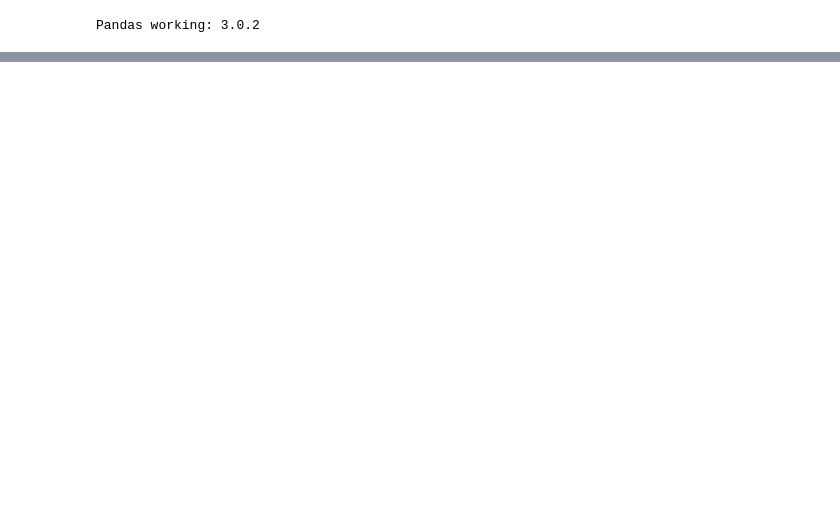
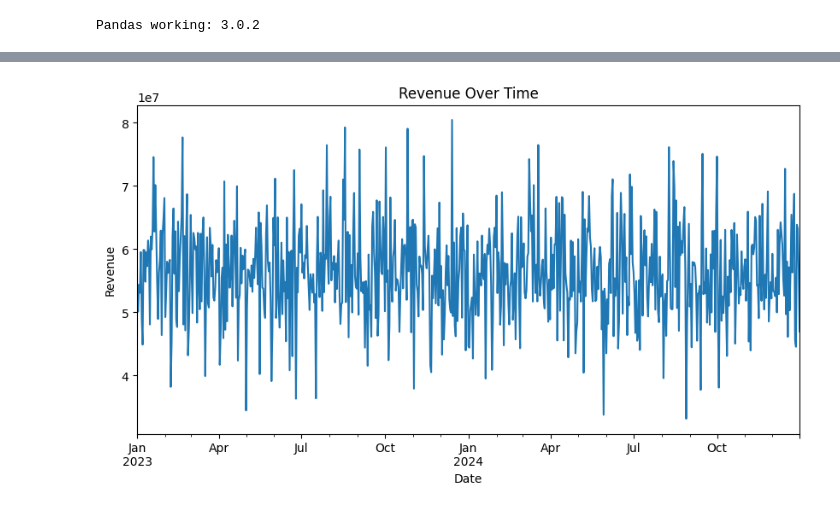
Before and after one commit to Anushrij20/Retail-Analytics-Sales-System, a Jupyter notebook: notebooks/eda.ipynb, the cells around one changed output, grey strips where cells are left out. Drawn from its saved outputs; the diff is of its cells as text; code cells hidden in the pictures; blank space fills up the shorter version.

```diff
--- a/notebooks/eda.ipynb
+++ b/notebooks/eda.ipynb
@@ -21,0 +88,9 @@ c:\Users\Admin\OneDrive\Desktop\Retail-analytics project\notebooks
+# %%
+df = df.dropna()
+# %%
+df = df.drop_duplicates()
+# %%
+df['Year'] = df['Date'].dt.year
+df['Month'] = df['Date'].dt.month
+df['Day'] = df['Date'].dt.day
+df['Weekday'] = df['Date'].dt.day_name()
@@ -21,0 +106,3 @@ c:\Users\Admin\OneDrive\Desktop\Retail-analytics project\notebooks
+# %%
+sales_trend = df.groupby('Date')['Revenue'].sum()
+sales_trend.head()
@@ -21,0 +117,10 @@ c:\Users\Admin\OneDrive\Desktop\Retail-analytics project\notebooks
+# %%
+import matplotlib.pyplot as plt
+
+sales_trend.plot(figsize=(10,5))
+plt.title("Revenue Over Time")
+plt.xlabel("Date")
+plt.ylabel("Revenue")
+plt.show()
+# %% [output]
+[figure, added]
```
Also changed, not shown: parts of 26 cells of this notebook, 5 other files.
